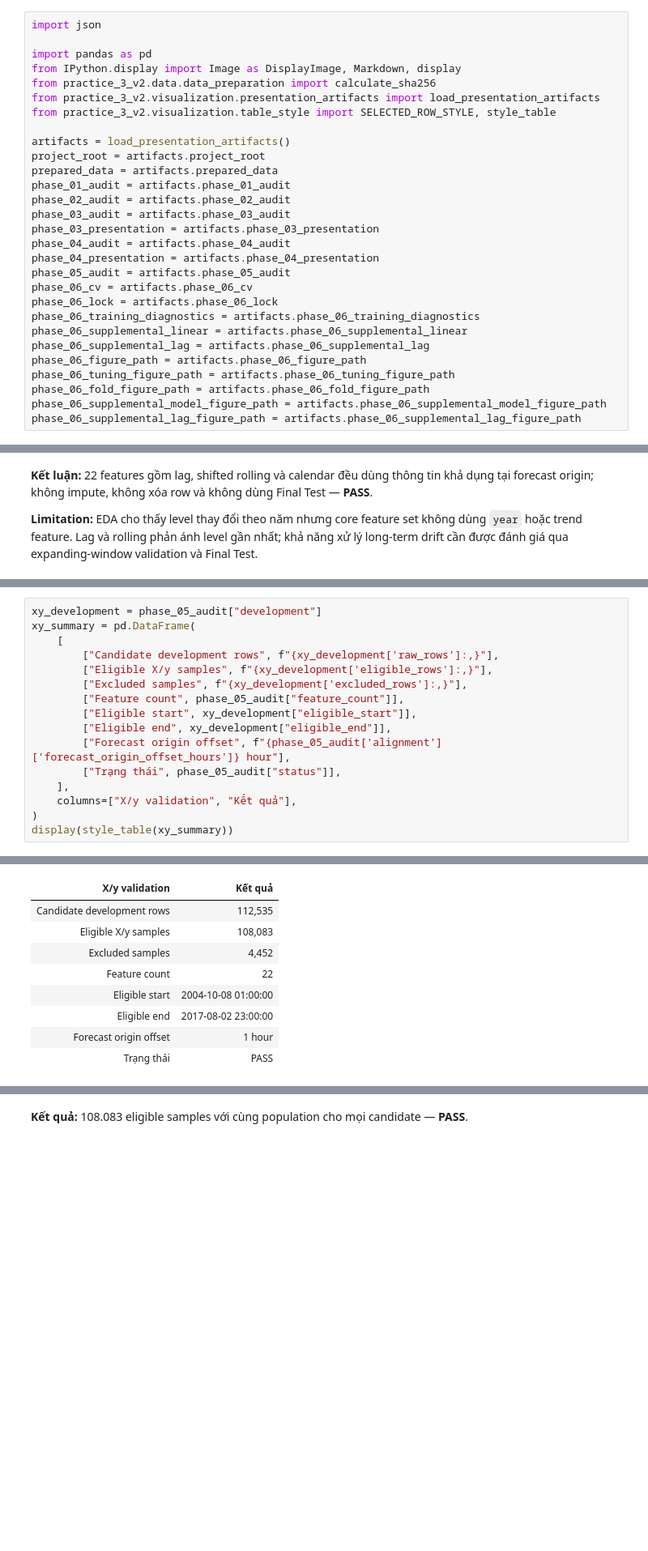
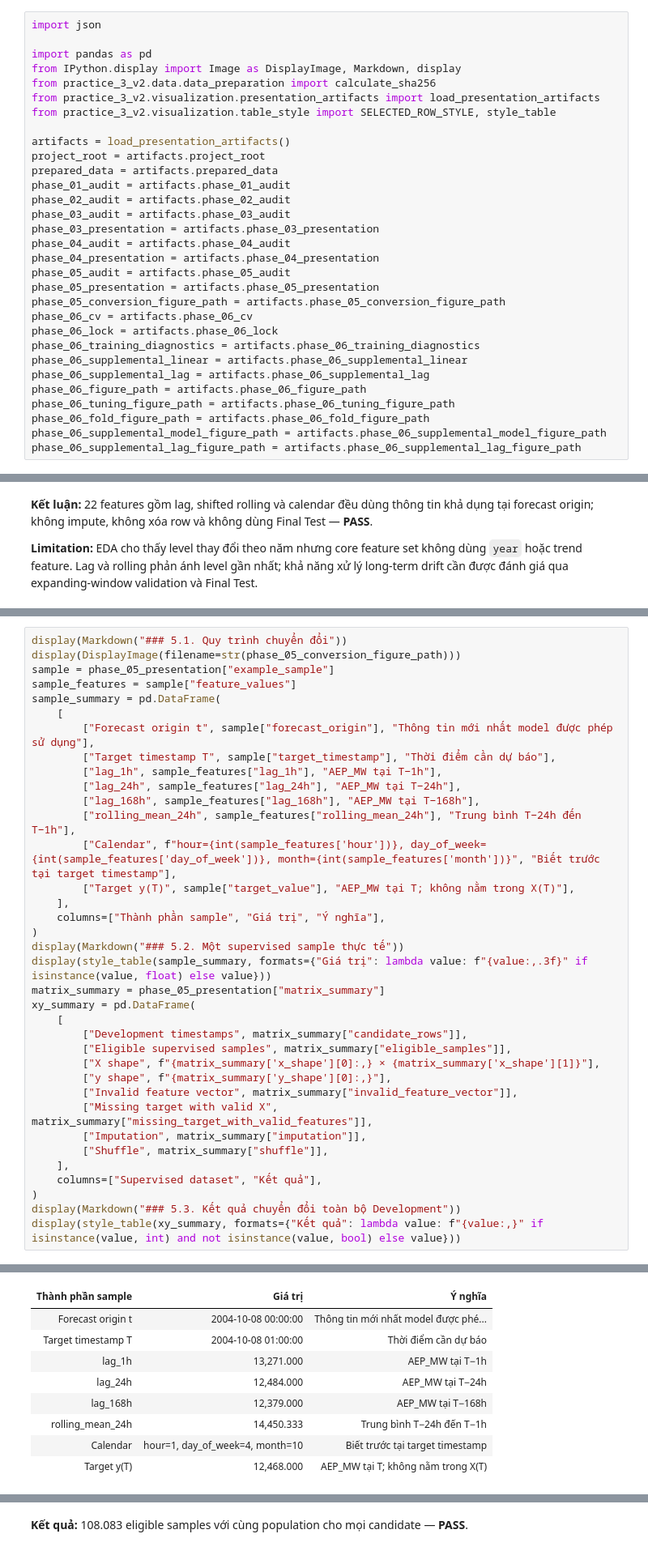
Before and after one commit to Tuvienn/TOTAL_LAB_PRACTICE_FOR_TIME_SERIES, a Jupyter notebook: total_practice/Practice_3_v2/notebooks/Practice_3_v2_present.ipynb, the cells around one changed output, grey strips where cells are left out. Shown at 81% size. Cells and saved outputs as stored; diff of their text form; blank space fills up the shorter version.

Commit message:
feat: change phase 5

```diff
--- a/total_practice/Practice_3_v2/notebooks/Practice_3_v2_present.ipynb
+++ b/total_practice/Practice_3_v2/notebooks/Practice_3_v2_present.ipynb
@@ -44,6 +44,8 @@ phase_03_presentation = artifacts.phase_03_presentation
 phase_04_audit = artifacts.phase_04_audit
 phase_04_presentation = artifacts.phase_04_presentation
 phase_05_audit = artifacts.phase_05_audit
+phase_05_presentation = artifacts.phase_05_presentation
+phase_05_conversion_figure_path = artifacts.phase_05_conversion_figure_path
 phase_06_cv = artifacts.phase_06_cv
 phase_06_lock = artifacts.phase_06_lock
 phase_06_training_diagnostics = artifacts.phase_06_training_diagnostics
@@ -389,17 +391,37 @@ Heatmap dùng pairwise Pearson trên Development. Correlation mô tả quan hệ
 # %%
-xy_development = phase_05_audit["development"]
+display(Markdown("### 5.1. Quy trình chuyển đổi"))
+display(DisplayImage(filename=str(phase_05_conversion_figure_path)))
+sample = phase_05_presentation["example_sample"]
+sample_features = sample["feature_values"]
+sample_summary = pd.DataFrame(
+    [
+        ["Forecast origin t", sample["forecast_origin"], "Thông tin mới nhất model được phép sử dụng"],
+        ["Target timestamp T", sample["target_timestamp"], "Thời điểm cần dự báo"],
+        ["lag_1h", sample_features["lag_1h"], "AEP_MW tại T−1h"],
+        ["lag_24h", sample_features["lag_24h"], "AEP_MW tại T−24h"],
+        ["lag_168h", sample_features["lag_168h"], "AEP_MW tại T−168h"],
+        ["rolling_mean_24h", sample_features["rolling_mean_24h"], "Trung bình T−24h đến T−1h"],
+        ["Calendar", f"hour={int(sample_features['hour'])}, day_of_week={int(sample_features['day_of_week'])}, month={int(sample_features['month'])}", "Biết trước tại target timestamp"],
+        ["Target y(T)", sample["target_value"], "AEP_MW tại T; không nằm trong X(T)"],
+    ],
+    columns=["Thành phần sample", "Giá trị", "Ý nghĩa"],
+)
+display(Markdown("### 5.2. Một supervised sample thực tế"))
+display(style_table(sample_summary, formats={"Giá trị": lambda value: f"{value:,.3f}" if isinstance(value, float) else value}))
+matrix_summary = phase_05_presentation["matrix_summary"]
 xy_summary = pd.DataFrame(
     [
-        ["Candidate development rows", f"{xy_development['raw_rows']:,}"],
-        ["Eligible X/y samples", f"{xy_development['eligible_rows']:,}"],
-        ["Excluded samples", f"{xy_development['excluded_rows']:,}"],
-        ["Feature count", phase_05_audit["feature_count"]],
-        ["Eligible start", xy_development["eligible_start"]],
-        ["Eligible end", xy_development["eligible_end"]],
-        ["Forecast origin offset", f"{phase_05_audit['alignment']['forecast_origin_offset_hours']} hour"],
-        ["Trạng thái", phase_05_audit["status"]],
+        ["Development timestamps", matrix_summary["candidate_rows"]],
+        ["Eligible supervised samples", matrix_summary["eligible_samples"]],
+        ["X shape", f"{matrix_summary['x_shape'][0]:,} × {matrix_summary['x_shape'][1]}"],
+        ["y shape", f"{matrix_summary['y_shape'][0]:,}"],
+        ["Invalid feature vector", matrix_summary["invalid_feature_vector"]],
+        ["Missing target with valid X", matrix_summary["missing_target_with_valid_features"]],
+        ["Imputation", matrix_summary["imputation"]],
+        ["Shuffle", matrix_summary["shuffle"]],
     ],
-    columns=["X/y validation", "Kết quả"],
+    columns=["Supervised dataset", "Kết quả"],
 )
-display(style_table(xy_summary))
+display(Markdown("### 5.3. Kết quả chuyển đổi toàn bộ Development"))
+display(style_table(xy_summary, formats={"Kết quả": lambda value: f"{value:,}" if isinstance(value, int) and not isinstance(value, bool) else value}))
 # %% [output]
@@ -406,9 +431,9 @@ display(style_table(xy_summary))
-| X/y validation | Kết quả |
-| Candidate development rows | 112,535 |
-| Eligible X/y samples | 108,083 |
-| Excluded samples | 4,452 |
-| Feature count | 22 |
-| Eligible start | 2004-10-08 01:00:00 |
-| Eligible end | 2017-08-02 23:00:00 |
-| Forecast origin offset | 1 hour |
-| Trạng thái | PASS |
+| Thành phần sample | Giá trị | Ý nghĩa |
+| Forecast origin t | 2004-10-08 00:00:00 | Thông tin mới nhất model được phé... |
+| Target timestamp T | 2004-10-08 01:00:00 | Thời điểm cần dự báo |
+| lag_1h | 13,271.000 | AEP_MW tại T−1h |
+| lag_24h | 12,484.000 | AEP_MW tại T−24h |
+| lag_168h | 12,379.000 | AEP_MW tại T−168h |
+| rolling_mean_24h | 14,450.333 | Trung bình T−24h đến T−1h |
+| Calendar | hour=1, day_of_week=4, month=10 | Biết trước tại target timestamp |
+| Target y(T) | 12,468.000 | AEP_MW tại T; không nằm trong X(T) |
```
Also changed, not shown: parts of 4 cells of this notebook, 7 other files.
